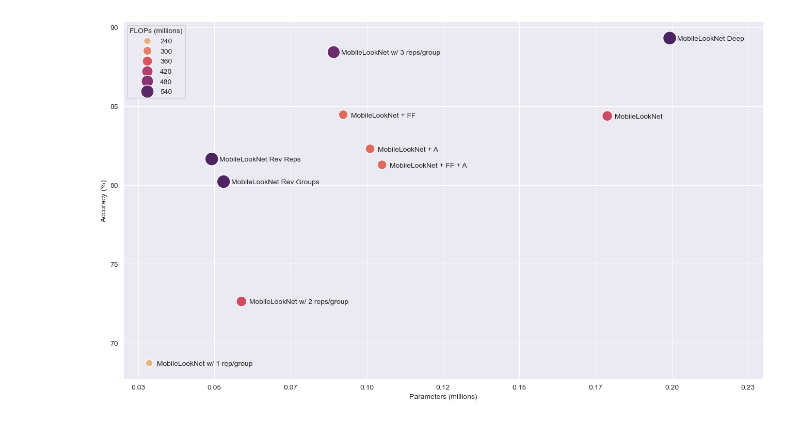
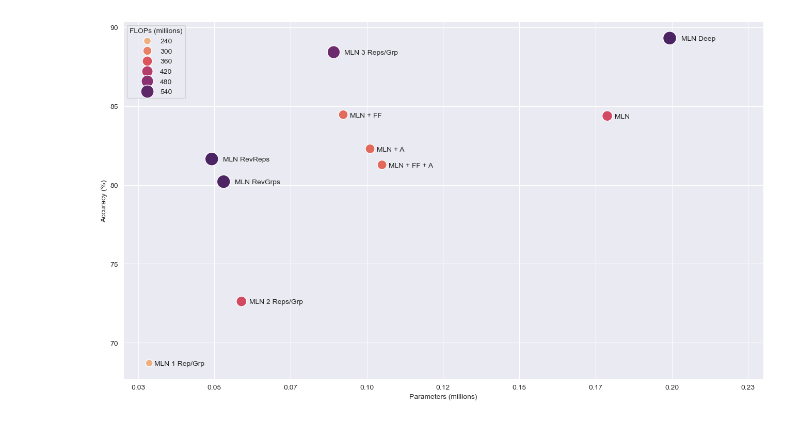
Before and after one commit to IrishMorales/lightweight-cnn-for-bone-metastasis, a Jupyter notebook: results/graphs.ipynb, the cells around one changed output. Cells and saved outputs as stored; diff of their text form; code cells hidden in the pictures.

Commit message:
Abbreviate models, improve spacing

```diff
--- a/results/graphs.ipynb
+++ b/results/graphs.ipynb
@@ -33,42 +34,39 @@ sns.scatterplot(x = "Parameters",
                 data = mobilelooknet_results_df,
                 palette = "flare",
                 hue = "FLOPs",
                 size = "FLOPs",
                 sizes = (100, 350))
 
 # Label models
-def label_point(x, y, val, size, ax):
-    a = pd.concat({'x': x, 'y': y, 'val': val}, axis=1)
-    for i, point in a.iterrows():
-        ax.text(point['x']+2500, point['y']-.0015, str(point['val']))
-
-label_point(mobilelooknet_results_df.Parameters,
-            mobilelooknet_results_df.Accuracy,
-            mobilelooknet_results_df.Model,
-            mobilelooknet_results_df.FLOPs,
-            plt.gca())
+x = mobilelooknet_results_df.Parameters
+y = mobilelooknet_results_df.Accuracy
+labels = mobilelooknet_results_df.Model
+size = mobilelooknet_results_df.FLOPs
+for i in range(len(x)):
+    plt.annotate(labels[i], (x[i] + size[i]/150000, y[i]-0.0015))
 
 # Format numbers on axes
 ax = plt.gca()
 ax.yaxis.set_major_formatter(ticker.FuncFormatter(lambda y, pos: '{:,.0f}'.format(y*100)))
 ax.xaxis.set_major_formatter(ticker.FuncFormatter(lambda x, pos: '{:,.2f}'.format(x/1000000)))
 plt.xlim(right=230000) # workaround to prevent label overflow
 
 # Format labels
 plt.xlabel("Parameters (millions)", fontsize = 10)
 plt.ylabel("Accuracy (%)", fontsize = 10)
 
 # Format legend
 legend = plt.legend(title = 'FLOPs (millions)',
            loc = 'upper left')
 for lbl in legend.get_texts():
     label_text = lbl.get_text()
     new_text = f'{int(float(label_text)/1000000)}'
     lbl.set_text(new_text)
 
 plt.savefig(fname = 'mobilelooknet_scatter.svg',
             format = 'svg',
-            pad_inches = 0)
+            pad_inches = 0,
+            bbox_inches='tight')
 plt.show()
 # %% [output]
-[figure, old version]
+[figure, new version]
```
Also changed, not shown: parts of 4 cells of this notebook, 3 other files.
